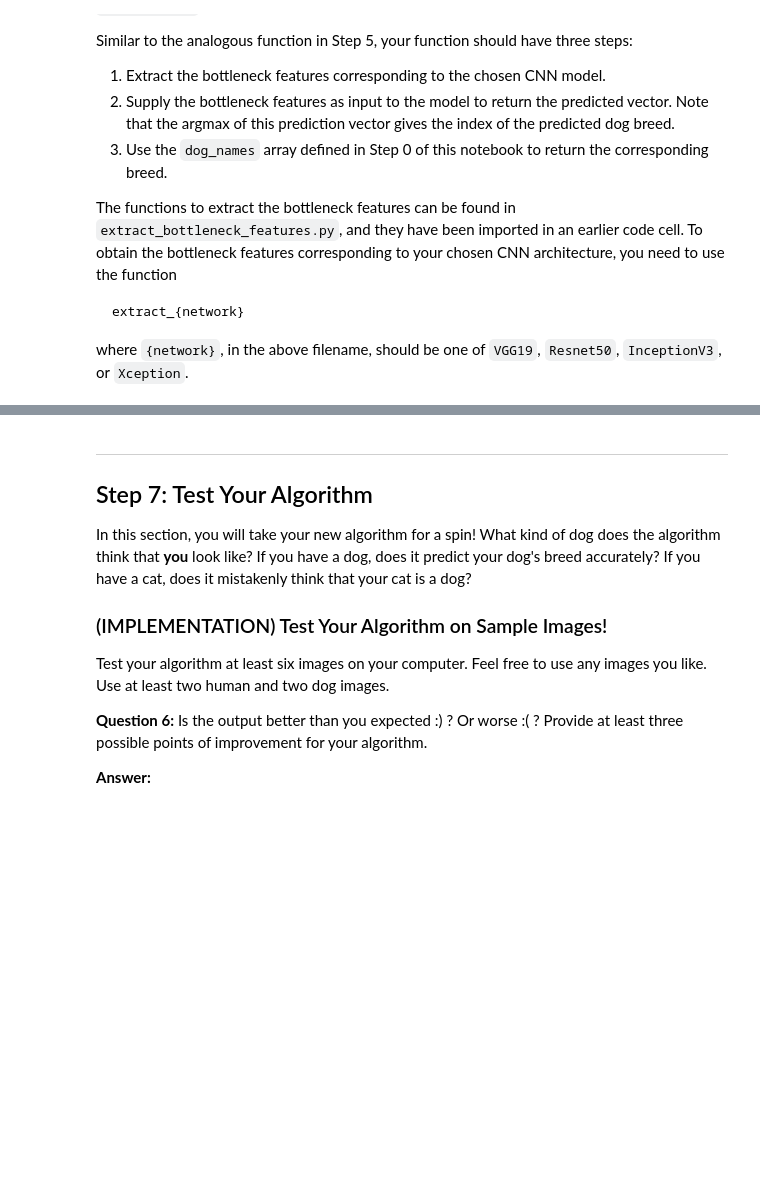
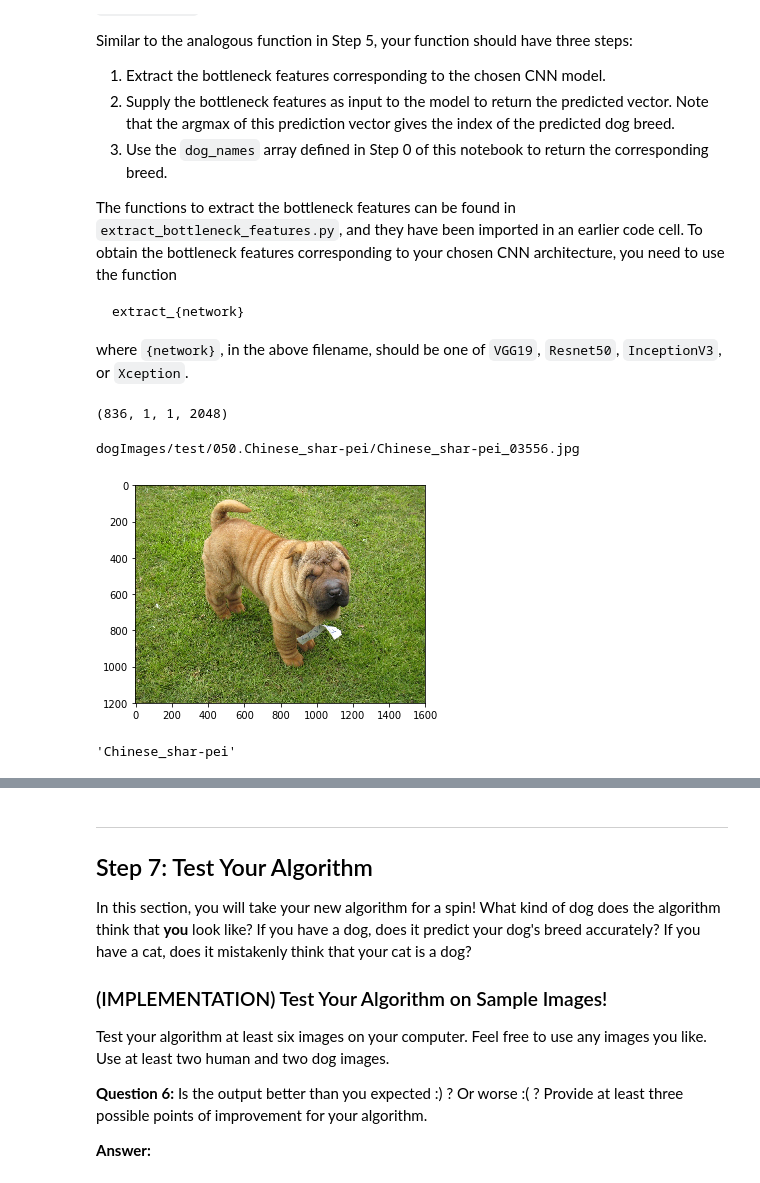
Before and after one commit to Robert-Alonso/dog-project, a Jupyter notebook: dog_app.ipynb, the cells around one changed output, grey strips where cells are left out. Saved outputs shown, nothing was run; the diff lists cells and outputs as text; code cells hidden in the pictures; blank space fills up the shorter version.

```diff
--- a/dog_app.ipynb
+++ b/dog_app.ipynb
@@ -423,7 +428,7 @@ from keras.callbacks import ModelCheckpoint
 
 ### DONE: specify the number of epochs that you would like to use to train the model.
 
-epochs = 10
+epochs = 40
 
 ### Do NOT modify the code below this line.
 
@@ -597,3 +795,54 @@ where `{network}`, in the above filename, should be one of `VGG19`, `Resnet50`,
+# %%
+test_Resnet50.shape
+# %% [output]
+(836, 1, 1, 2048)
+# %%
+import cv2
+import matplotlib.pyplot as plt
+%matplotlib inline
+
+def display_image(img_path):
+    img = cv2.imread(img_path)
+    cv_rgb = cv2.cvtColor(img, cv2.COLOR_BGR2RGB)
+    plt.imshow(cv_rgb)
+    plt.show()
+# %%
+### DONE: Write a function that takes a path to an image as input
+### and returns the dog breed that is predicted by the model.
+from extract_bottleneck_features import extract_InceptionV3
+from extract_bottleneck_features import extract_Resnet50
+from extract_bottleneck_features import extract_VGG16
+from extract_bottleneck_features import extract_VGG19
+from extract_bottleneck_features import extract_Xception
+
+extract_bottleneck_features = {
+    'InceptionV3': extract_InceptionV3,
+    'Resnet50': extract_Resnet50,
+    'VGG16': extract_VGG16,
+    'VGG19': extract_VGG19,
+    'Xception': extract_Xception
+}
+
+def predict_image(model_name, img_path):
+    img = preprocess_input(path_to_tensor(img_path))
+    bottleneck_features = extract_bottleneck_features[model_name](img)
+
+    model = Sequential()
+    model.add(GlobalAveragePooling2D(input_shape=bottleneck_features.shape[1:]))
+    model.add(Dense(133, activation='softmax'))
+    model.load_weights(f'saved_models/weights.best.{model_name}.hdf5')
+
+    return dog_names[np.argmax(model.predict(bottleneck_features))]
+# %%
+import random
+file = random.choice(test_files)
+print(file)
+display_image(file)
+predict_image('Xception', file)
+# %% [output]
+dogImages/test/050.Chinese_shar-pei/Chinese_shar-pei_03556.jpg
+[figure, added]
+'Chinese_shar-pei'
 # %% [markdown]
 ---
 <a id='step6'></a>
```
Also changed, not shown: parts of 31 cells of this notebook, 1 other file.
